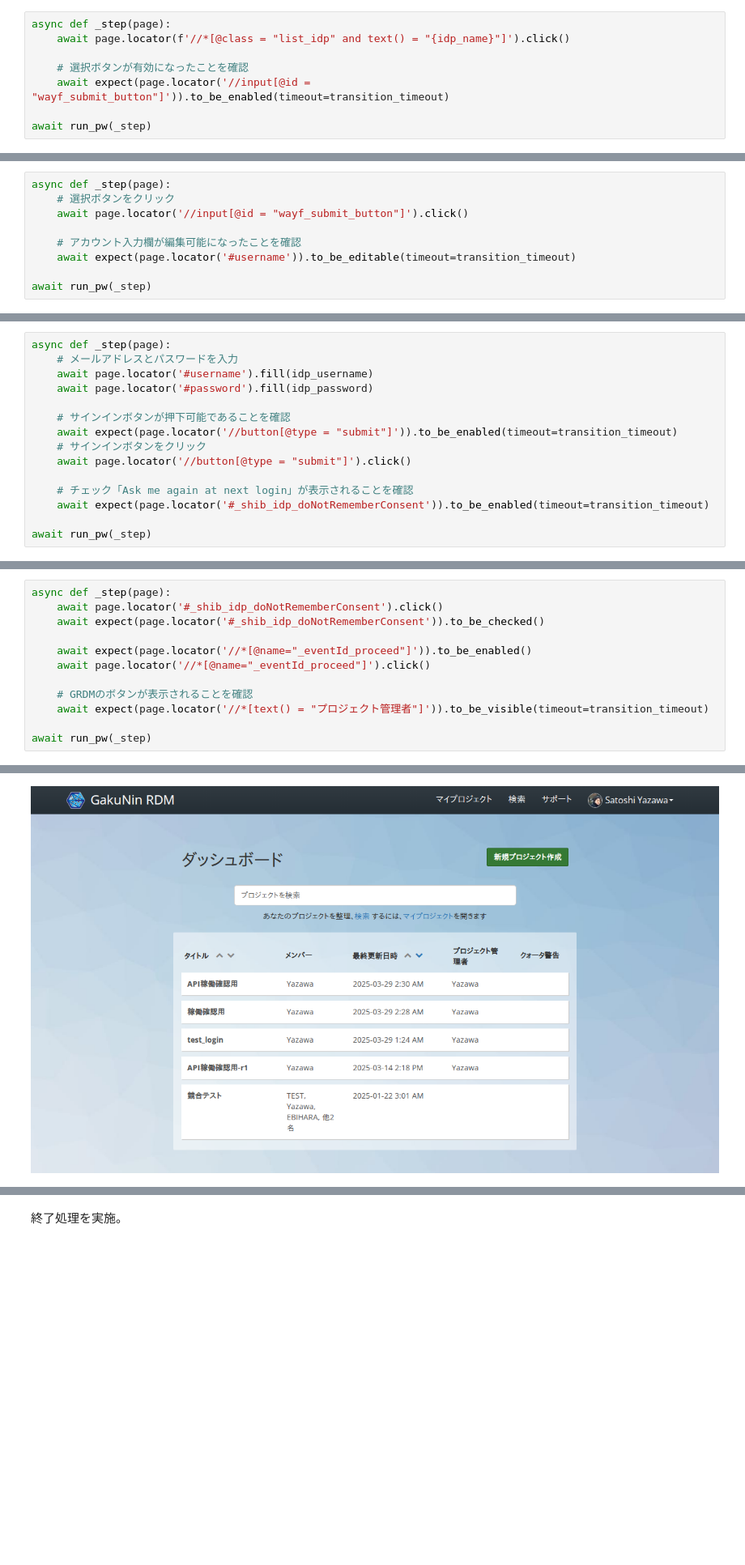
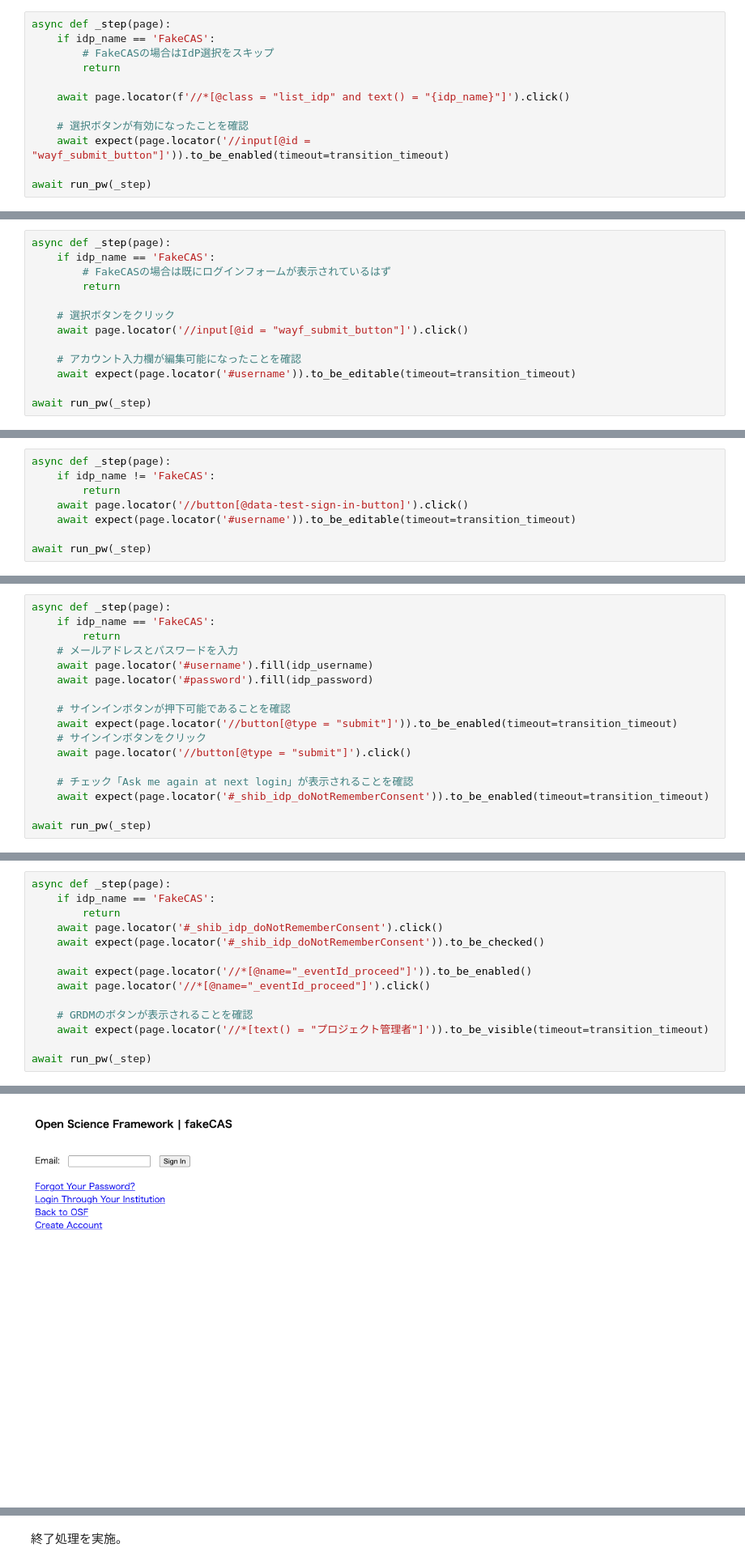
Before and after one commit to yacchin1205/RDM2-e2e-test-nb, a Jupyter notebook: テスト手順-ログイン.ipynb, the cells around one changed output, grey strips where cells are left out. Shown: that part at 81% size. Saved outputs shown, nothing was run; the diff lists cells and outputs as text; blank space fills up the shorter version.

```diff
--- a/テスト手順-ログイン.ipynb
+++ b/テスト手順-ログイン.ipynb
@@ -102,6 +103,10 @@ Start epoch: 1743215519.9461734 seconds
 Embeded DSが「GakuNinRDM IdP」を選択状態で表示されること
 # %%
 async def _step(page):
+    if idp_name == 'FakeCAS':
+        # FakeCASの場合はIdP選択をスキップ
+        return
+
     await page.locator(f'//*[@class = "list_idp" and text() = "{idp_name}"]').click()
 
     # 選択ボタンが有効になったことを確認
@@ -117,6 +122,10 @@ Start epoch: 1743215538.1552339 seconds
 GakuNin RDM IdPのログインフォームが表示されること
 # %%
 async def _step(page):
+    if idp_name == 'FakeCAS':
+        # FakeCASの場合は既にログインフォームが表示されているはず
+        return
+
     # 選択ボタンをクリック
     await page.locator('//input[@id = "wayf_submit_button"]').click()
 
@@ -129,0 +141,8 @@ Start epoch: 1743215541.4536107 seconds
+# %%
+async def _step(page):
+    if idp_name != 'FakeCAS':
+        return
+    await page.locator('//button[@data-test-sign-in-button]').click()
+    await expect(page.locator('#username')).to_be_editable(timeout=transition_timeout)
+
+await run_pw(_step)
@@ -133,6 +155,8 @@ Start epoch: 1743215541.4536107 seconds
 GakuNin RDM IdPの承認画面が表示されること
 # %%
 async def _step(page):
+    if idp_name == 'FakeCAS':
+        return
     # メールアドレスとパスワードを入力
     await page.locator('#username').fill(idp_username)
     await page.locator('#password').fill(idp_password)
@@ -155,6 +179,8 @@ Start epoch: 1743215542.5030417 seconds
 GRDMダッシュボードが表示されること
 # %%
 async def _step(page):
+    if idp_name == 'FakeCAS':
+        return
     await page.locator('#_shib_idp_doNotRememberConsent').click()
     await expect(page.locator('#_shib_idp_doNotRememberConsent')).to_be_checked()
 
@@ -170 +196 @@ Start epoch: 1743215543.0612466 seconds
-[figure, old version]
+[figure, new version]
```
Also changed, not shown: parts of 24 cells of this notebook, 8 other files.
